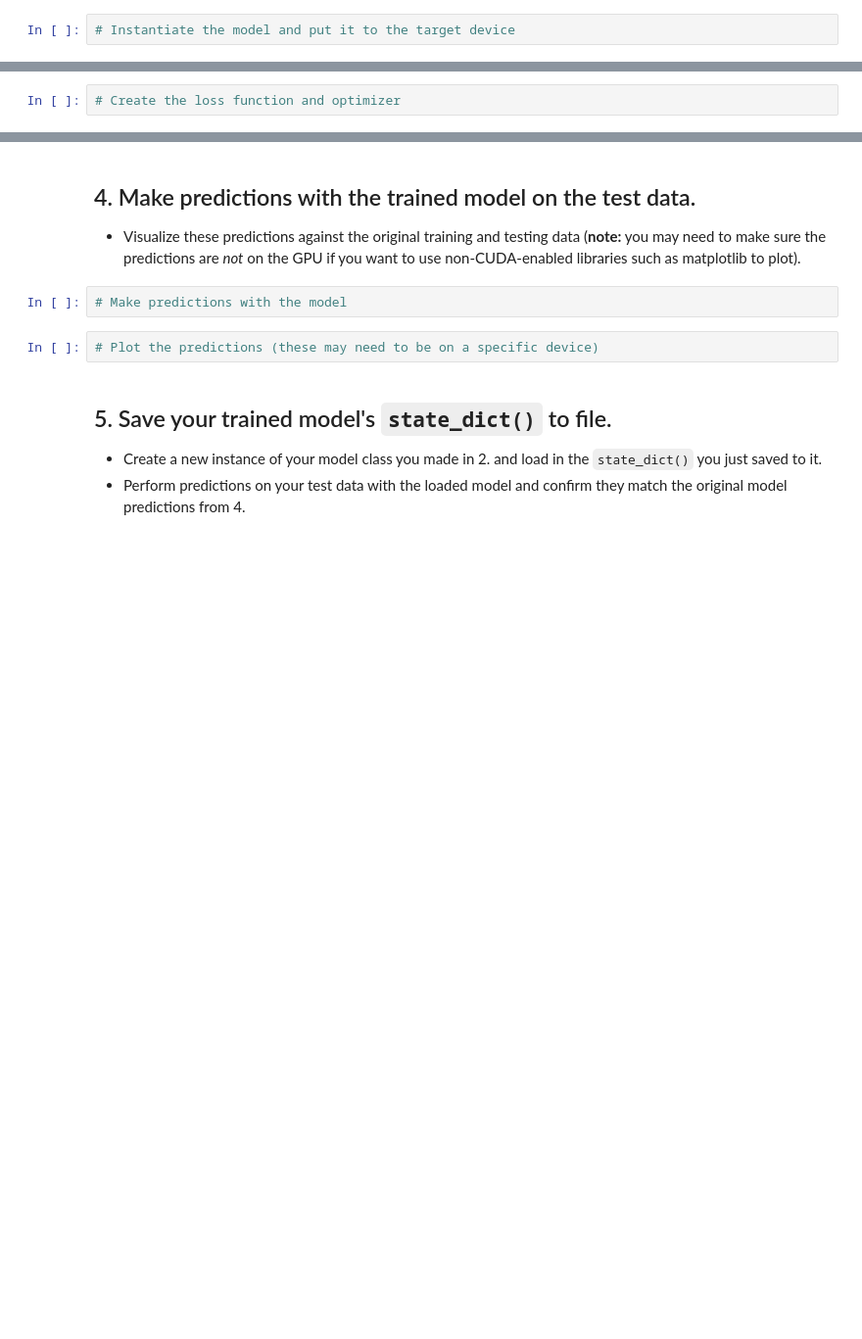
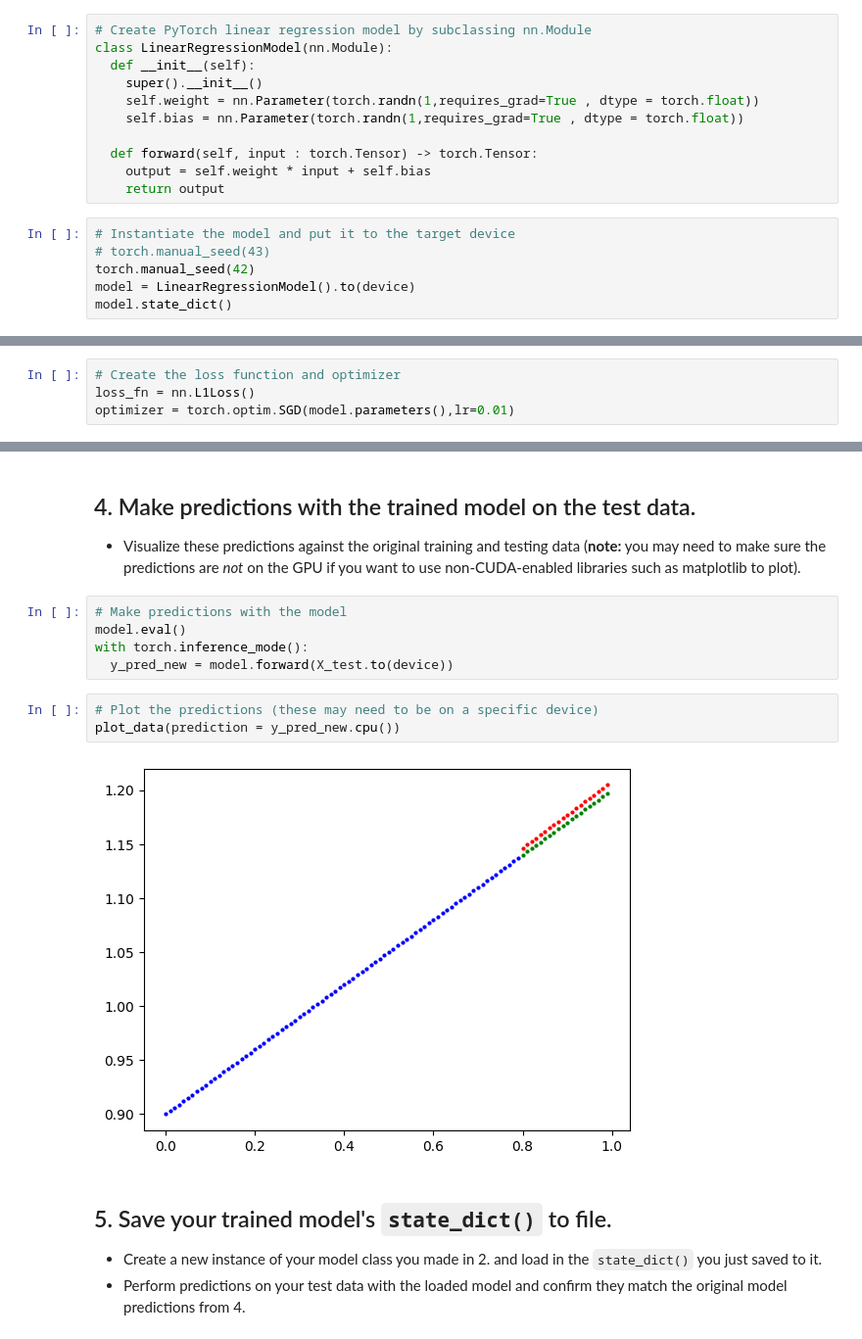
Before and after one commit to Sruthi0529/Pytorch, a Jupyter notebook: extras/exercises/01_pytorch_workflow_exercises.ipynb, the cells around one changed output, grey strips where cells are left out. Shown at 98% size. Saved outputs shown, nothing was run; the diff lists cells and outputs as text; blank space fills up the shorter version.

```diff
--- a/extras/exercises/01_pytorch_workflow_exercises.ipynb
+++ b/extras/exercises/01_pytorch_workflow_exercises.ipynb
@@ -66,2 +103,17 @@ print(f"First 10 X & y samples:\nX: {X[:10]}\ny: {y[:10]}")
+# %%
+# Create PyTorch linear regression model by subclassing nn.Module
+class LinearRegressionModel(nn.Module):
+  def __init__(self):
+    super().__init__()
+    self.weight = nn.Parameter(torch.randn(1,requires_grad=True , dtype = torch.float))
+    self.bias = nn.Parameter(torch.randn(1,requires_grad=True , dtype = torch.float))
+
+  def forward(self, input : torch.Tensor) -> torch.Tensor:
+    output = self.weight * input + self.bias
+    return output
 # %%
 # Instantiate the model and put it to the target device
+# torch.manual_seed(43)
+torch.manual_seed(42)
+model = LinearRegressionModel().to(device)
+model.state_dict()
@@ -72,5 +127,7 @@ print(f"First 10 X & y samples:\nX: {X[:10]}\ny: {y[:10]}")
   * The training loop should test the model on the test dataset every 20 epochs.
 # %%
 # Create the loss function and optimizer
+loss_fn = nn.L1Loss()
+optimizer = torch.optim.SGD(model.parameters(),lr=0.01)
 # %%
 # Training loop
@@ -119,8 +169,14 @@ for epoch in range(epochs):
   * Visualize these predictions against the original training and testing data (**note:** you may need to make sure the predictions are *not* on the GPU if you want to use non-CUDA-enabled libraries such as matplotlib to plot).
 # %%
 # Make predictions with the model
+model.eval()
+with torch.inference_mode():
+  y_pred_new = model.forward(X_test.to(device))
 # %%
 # Plot the predictions (these may need to be on a specific device)
+plot_data(prediction = y_pred_new.cpu())
+# %% [output]
+[figure, added]
 # %% [markdown]
 ## 5. Save your trained model's `state_dict()` to file.
   * Create a new instance of your model class you made in 2. and load in the `state_dict()` you just saved to it.
```
Also changed, not shown: parts of 11 cells of this notebook.
